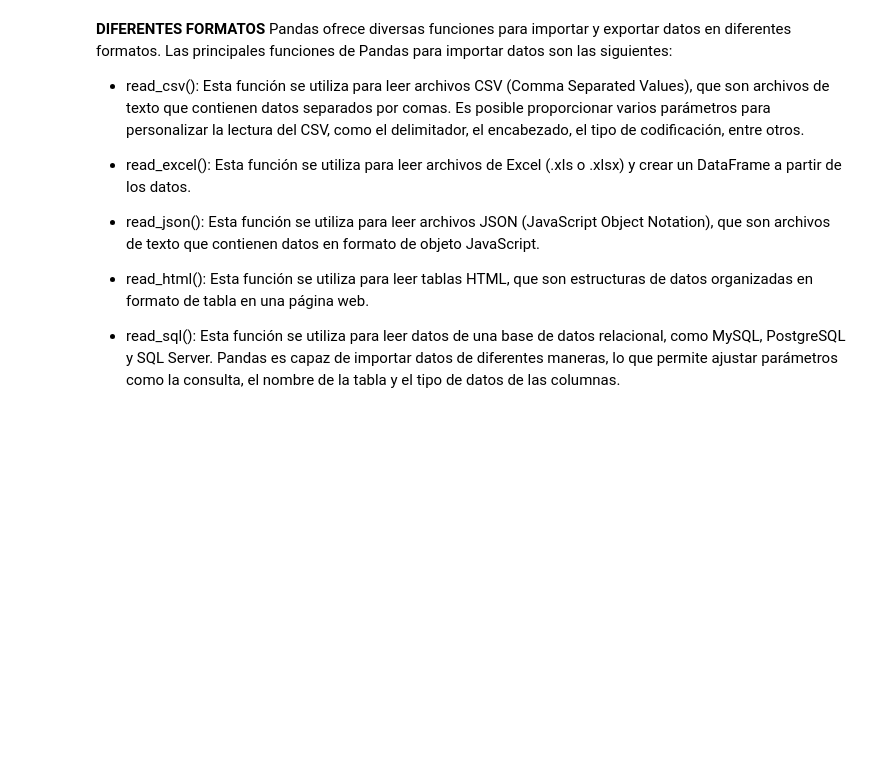
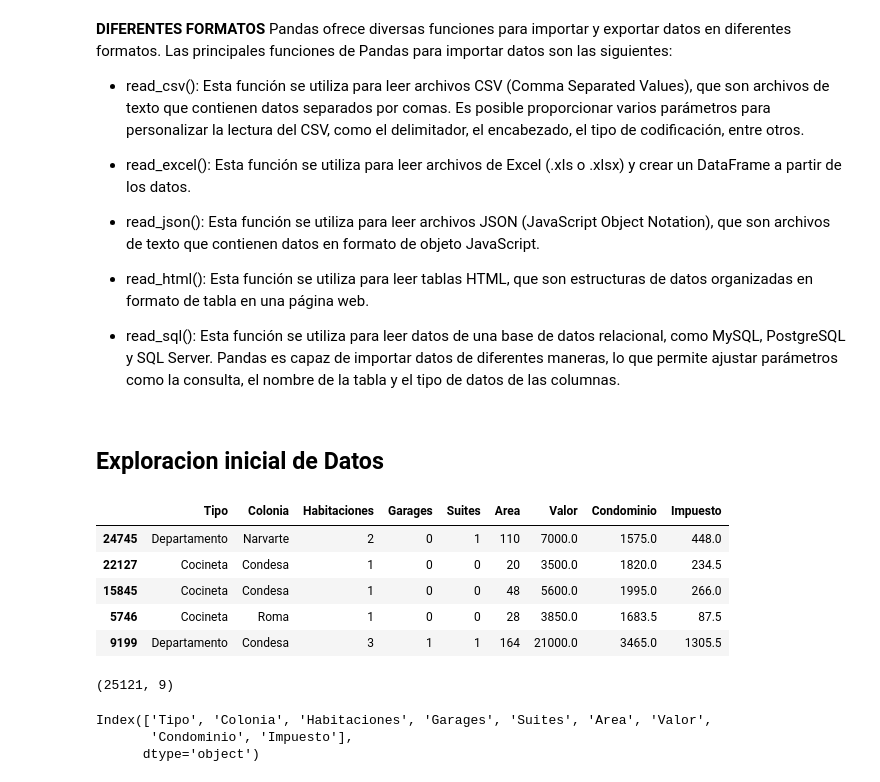
Before and after one commit to AIS-Tobe/Python_First-Steps, a Jupyter notebook: inmuebles_cdmx.ipynb, the cells around one changed output. Cells and saved outputs as stored; diff of their text form; code cells hidden in the pictures; blank space fills up the shorter version.

```diff
--- a/inmuebles_cdmx.ipynb
+++ b/inmuebles_cdmx.ipynb
@@ -132,3 +132,25 @@ Pandas ofrece diversas funciones para importar y exportar datos en diferentes fo
 - read_html(): Esta función se utiliza para leer tablas HTML, que son estructuras de datos organizadas en formato de tabla en una página web.
 
 - read_sql(): Esta función se utiliza para leer datos de una base de datos relacional, como MySQL, PostgreSQL y SQL Server. Pandas es capaz de importar datos de diferentes maneras, lo que permite ajustar parámetros como la consulta, el nombre de la tabla y el tipo de datos de las columnas.
+# %% [markdown]
+## **Exploracion inicial de Datos**
+# %%
+datos.sample(5)
+# %% [output]
+|  | Tipo | Colonia | Habitaciones | Garages | Suites | Area | Valor | Condominio | Impuesto |
+| 24745 | Departamento | Narvarte | 2 | 0 | 1 | 110 | 7000.0 | 1575.0 | 448.0 |
+| 22127 | Cocineta | Condesa | 1 | 0 | 0 | 20 | 3500.0 | 1820.0 | 234.5 |
+| 15845 | Cocineta | Condesa | 1 | 0 | 0 | 48 | 5600.0 | 1995.0 | 266.0 |
+| 5746 | Cocineta | Roma | 1 | 0 | 0 | 28 | 3850.0 | 1683.5 | 87.5 |
+| 9199 | Departamento | Condesa | 3 | 1 | 1 | 164 | 21000.0 | 3465.0 | 1305.5 |
+# %%
+# Forma de mi dataset (25121 filas 9 columnas)
+datos.shape
+# %% [output]
+(25121, 9)
+# %%
+datos.columns
+# %% [output]
+Index(['Tipo', 'Colonia', 'Habitaciones', 'Garages', 'Suites', 'Area', 'Valor',
+       'Condominio', 'Impuesto'],
+      dtype='object')
```
Also changed, not shown: parts of 5 cells of this notebook.
